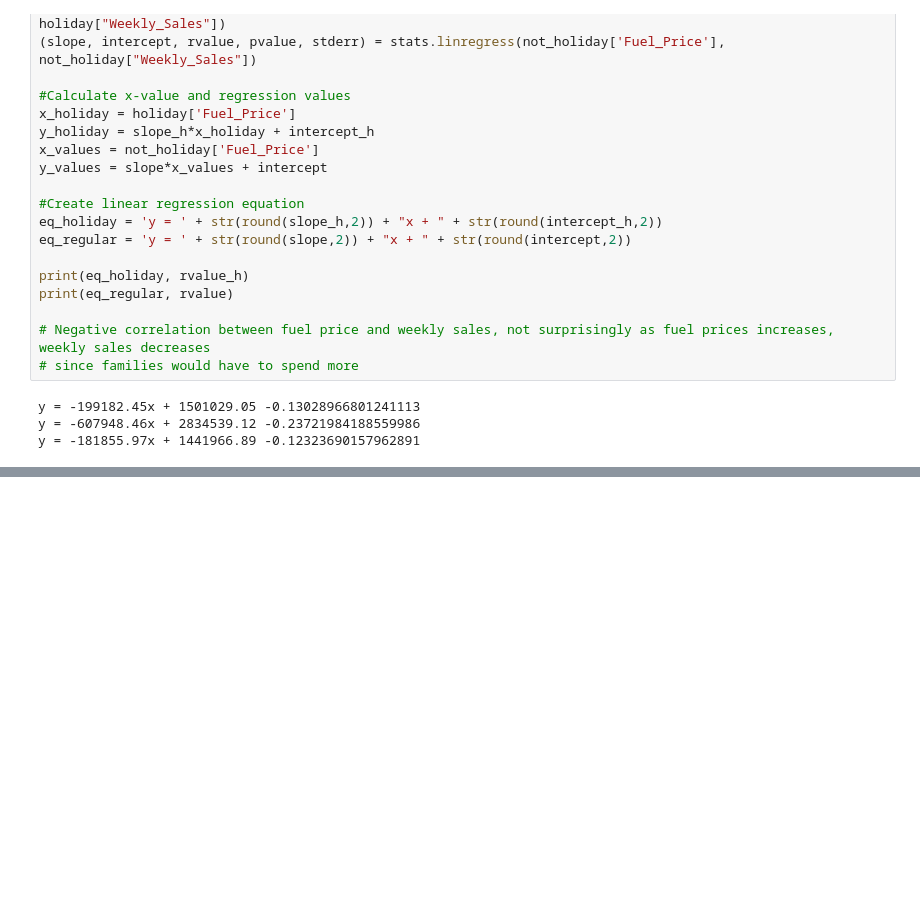
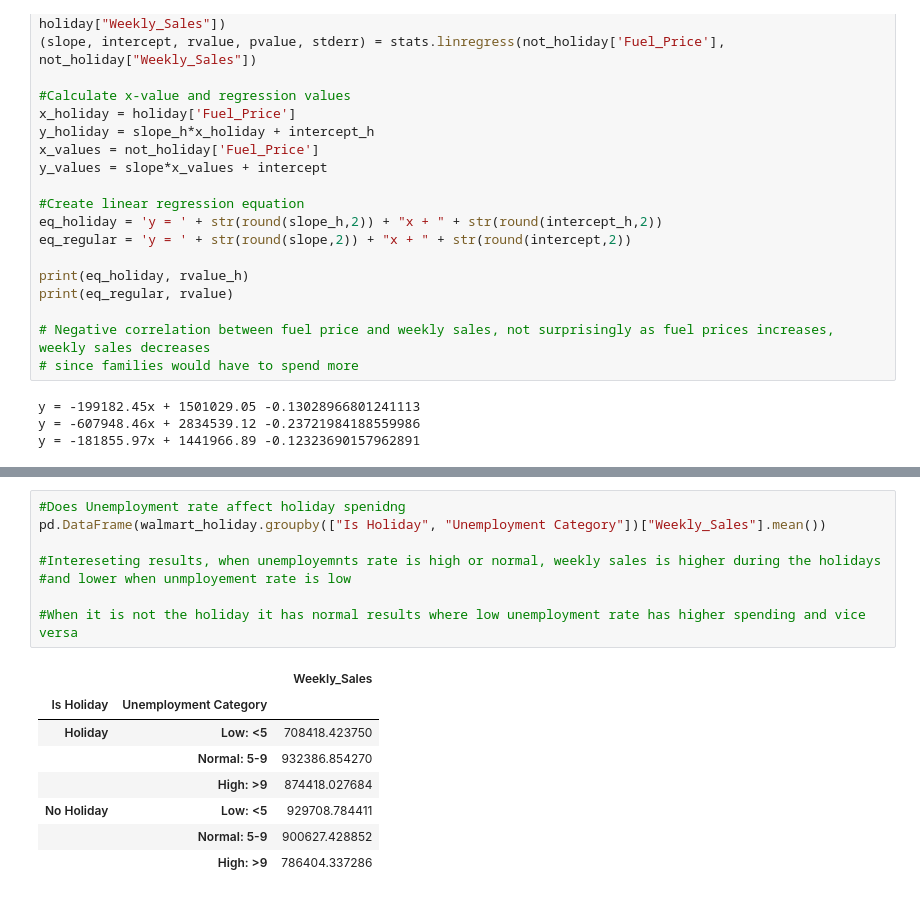
Before and after one commit to beckyydo/Project-1, a Jupyter notebook: Project 1 Rough Work.ipynb, the cells around one changed output, grey strips where cells are left out. Drawn from its saved outputs; the diff is of its cells as text; blank space fills up the shorter version.

```diff
--- a/Project 1 Rough Work.ipynb
+++ b/Project 1 Rough Work.ipynb
@@ -231,0 +296,17 @@ y = -181855.97x + 1441966.89 -0.12323690157962891
+# %%
+#Does Unemployment rate affect holiday spenidng
+pd.DataFrame(walmart_holiday.groupby(["Is Holiday", "Unemployment Category"])["Weekly_Sales"].mean())
+
+#Intereseting results, when unemployemnts rate is high or normal, weekly sales is higher during the holidays
+#and lower when unmployement rate is low
+
+#When it is not the holiday it has normal results where low unemployment rate has higher spending and vice versa
+# %% [output]
+|  |  | Weekly_Sales |
+| Is Holiday | Unemployment Category |  |
+| Holiday | Low: <5 | 708418.423750 |
+|  | Normal: 5-9 | 932386.854270 |
+|  | High: >9 | 874418.027684 |
+| No Holiday | Low: <5 | 929708.784411 |
+|  | Normal: 5-9 | 900627.428852 |
+|  | High: >9 | 786404.337286 |
```
Also changed, not shown: parts of 11 cells of this notebook.
